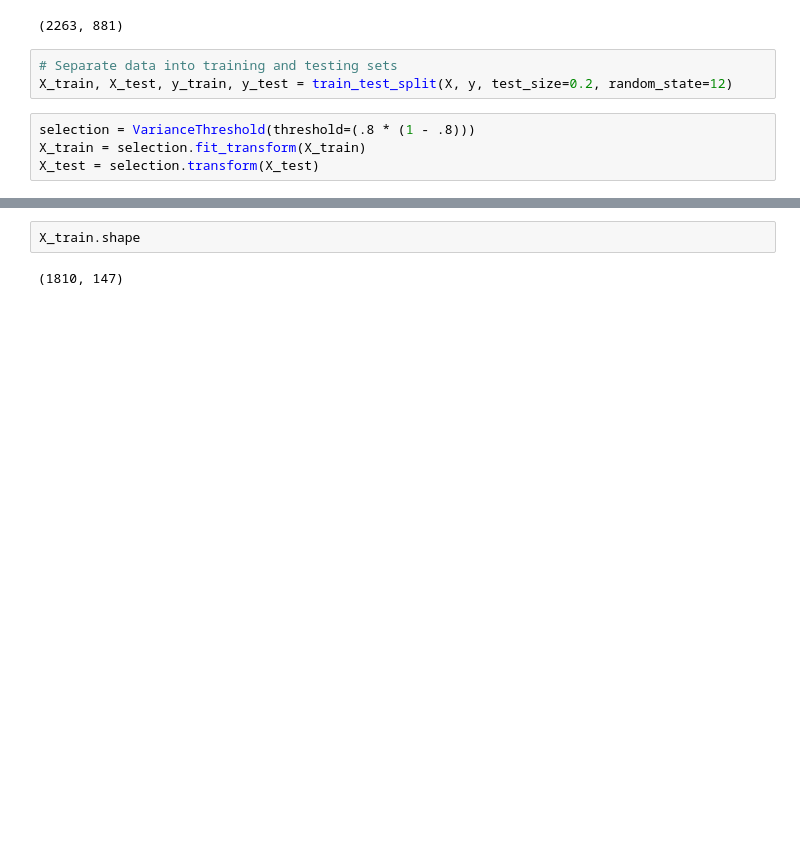
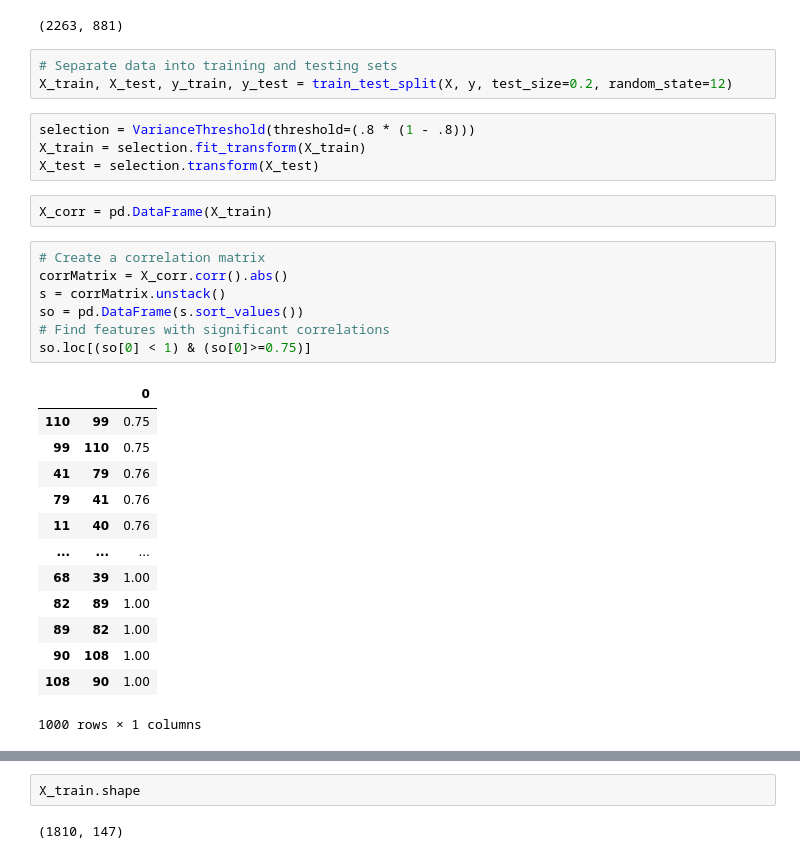
Before and after one commit to clreiner/MMP9DrugDiscovery, a Jupyter notebook: Drug_discovery.ipynb, the cells around one changed output, grey strips where cells are left out. Saved outputs shown, nothing was run; the diff lists cells and outputs as text; blank space fills up the shorter version.

```diff
--- a/Drug_discovery.ipynb
+++ b/Drug_discovery.ipynb
@@ -621,3 +625,26 @@ X_train, X_test, y_train, y_test = train_test_split(X, y, test_size=0.2, random_
 selection = VarianceThreshold(threshold=(.8 * (1 - .8)))
 X_train = selection.fit_transform(X_train)
 X_test = selection.transform(X_test)
+# %%
+X_corr = pd.DataFrame(X_train)
+# %%
+# Create a correlation matrix
+corrMatrix = X_corr.corr().abs()
+s = corrMatrix.unstack()
+so = pd.DataFrame(s.sort_values())
+# Find features with significant correlations
+so.loc[(so[0] < 1) & (so[0]>=0.75)]
+# %% [output]
+|  |  | 0 |
+| 110 | 99 | 0.75 |
+| 99 | 110 | 0.75 |
+| 41 | 79 | 0.76 |
+| 79 | 41 | 0.76 |
+| 11 | 40 | 0.76 |
+| ... | ... | ... |
+| 68 | 39 | 1.00 |
+| 82 | 89 | 1.00 |
+| 89 | 82 | 1.00 |
+| 90 | 108 | 1.00 |
+| 108 | 90 | 1.00 |
+1000 rows × 1 columns
```
Also changed, not shown: parts of 23 cells of this notebook.
